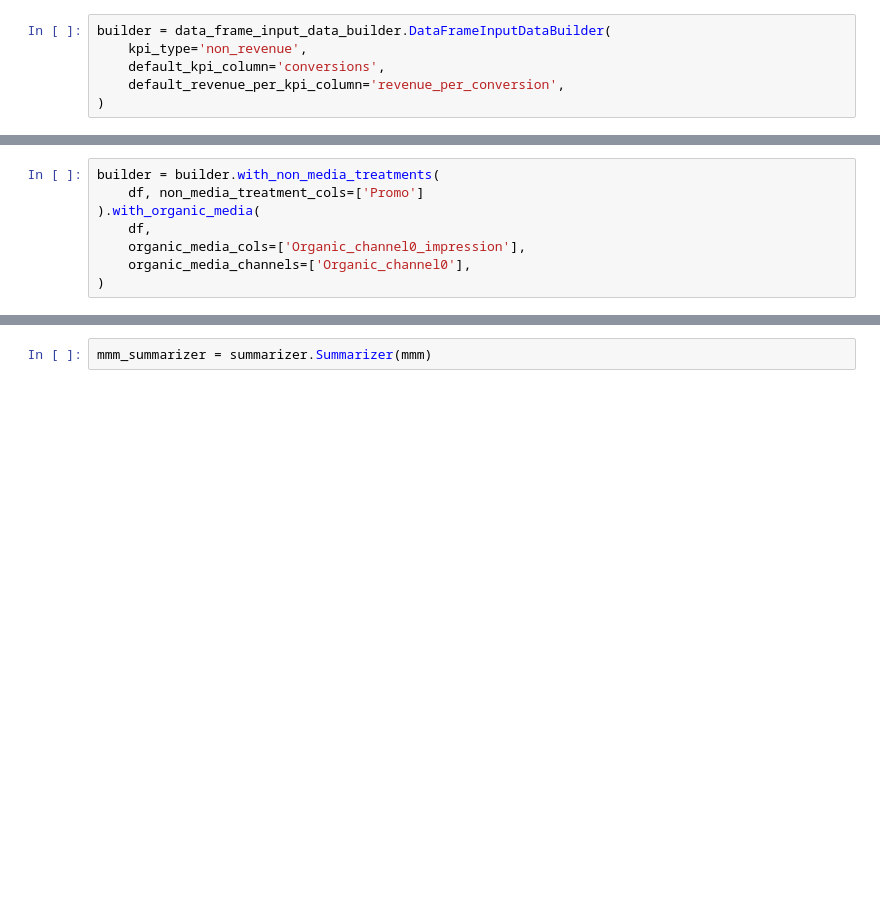
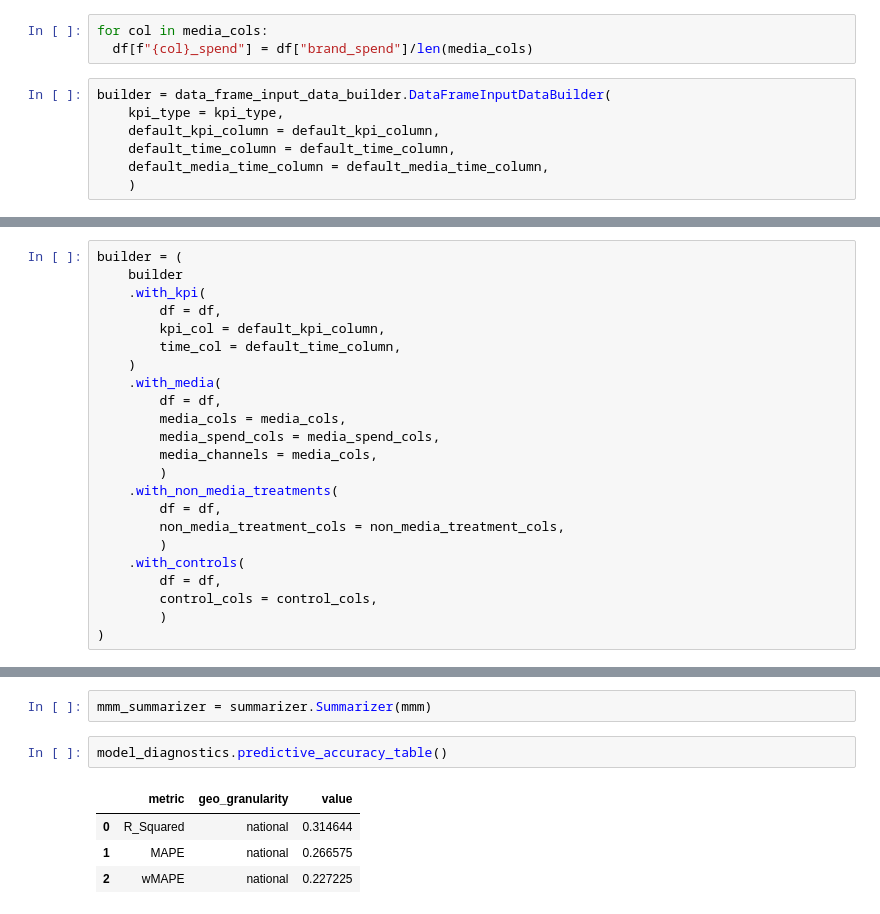
Before and after one commit to Kian-2108/colab-notebooks, a Jupyter notebook: MMM.ipynb, the cells around one changed output, grey strips where cells are left out. Saved outputs shown, nothing was run; the diff lists cells and outputs as text; blank space fills up the shorter version.

```diff
--- a/MMM.ipynb
+++ b/MMM.ipynb
@@ -50,6 +106,10 @@ df = df[df["geo"]=="Geo0"]
+# %%
+for col in media_cols:
+  df[f"{col}_spend"] = df["brand_spend"]/len(media_cols)
 # %%
 builder = data_frame_input_data_builder.DataFrameInputDataBuilder(
-    kpi_type='non_revenue',
-    default_kpi_column='conversions',
-    default_revenue_per_kpi_column='revenue_per_conversion',
-)
+    kpi_type = kpi_type,
+    default_kpi_column = default_kpi_column,
+    default_time_column = default_time_column,
+    default_media_time_column = default_media_time_column,
+    )
@@ -73,11 +116,26 @@ builder = builder.with_media(
-# %%
-builder = builder.with_non_media_treatments(
-    df, non_media_treatment_cols=['Promo']
-).with_organic_media(
-    df,
-    organic_media_cols=['Organic_channel0_impression'],
-    organic_media_channels=['Organic_channel0'],
-)
+# %%
+builder = (
+    builder
+    .with_kpi(
+        df = df,
+        kpi_col = default_kpi_column,
+        time_col = default_time_column,
+    )
+    .with_media(
+        df = df,
+        media_cols = media_cols,
+        media_spend_cols = media_spend_cols,
+        media_channels = media_cols,
+        )
+    .with_non_media_treatments(
+        df = df,
+        non_media_treatment_cols = non_media_treatment_cols,
+        )
+    .with_controls(
+        df = df,
+        control_cols = control_cols,
+        )
+)
 # %%
 data = builder.build()
 # %%
@@ -110,3 +170,10 @@ model_fit.plot_model_fit()
 [interactive output not drawn]
 # %%
 mmm_summarizer = summarizer.Summarizer(mmm)
+# %%
+model_diagnostics.predictive_accuracy_table()
+# %% [output]
+|  | metric | geo_granularity | value |
+| 0 | R_Squared | national | 0.314644 |
+| 1 | MAPE | national | 0.266575 |
+| 2 | wMAPE | national | 0.227225 |
```
Also changed, not shown: parts of 4 cells of this notebook.
